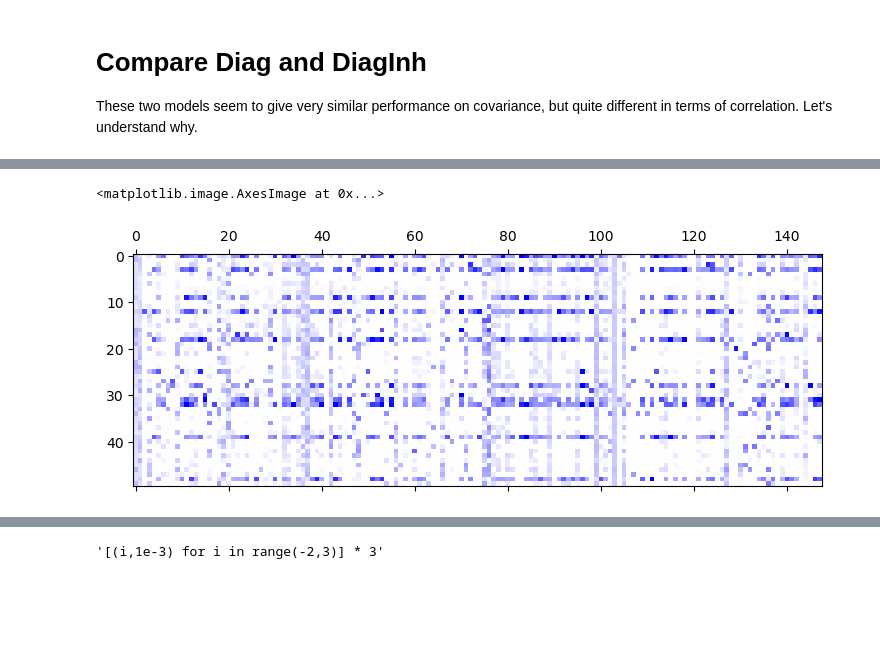
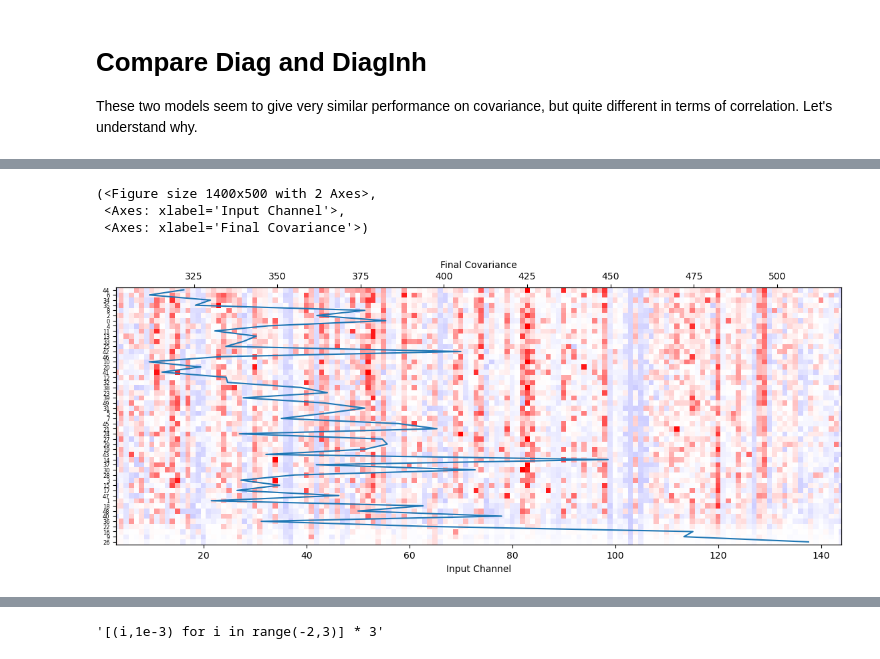
Before and after one commit to stootoon/glom-io-transform-release, a Jupyter notebook: model-fitting/demo_generalization.ipynb, the cells around one changed output, grey strips where cells are left out. Drawn from its saved outputs; the diff is of its cells as text; code cells hidden in the pictures; blank space fills up the shorter version.

```diff
--- a/model-fitting/demo_generalization.ipynb
+++ b/model-fitting/demo_generalization.ipynb
@@ -219,17 +135,18 @@ import proc_fit_models as pfm; reload(pfm)
 prefix = "corr_en"
 assert prefix in ["cov", "corr", "corr_en"], "prefix must be one of 'cov', 'corr', or 'corr_en'"
 nr, nc = 1, 4
-fig, ax = plt.subplots(nrows=nr, ncols=nc, figsize=(4 * nc, 4 * nr))
+fig, ax = plt.subplots(nrows=nr, ncols=nc, figsize=((4+ 0.5*(prefix=="corr_en")) * nc, 4 * nr))
 split_descr = {"trials": ("trials", "random"),
                "odours_random,": ("odours", "random"),
                "odours_inclass": ("odours", "inclass"),
                "odours_outclass": ("odours", "outclass")}
 order = ["trials", "odours_random,", "odours_inclass", "odours_outclass"]
-model_names = which_models
 model_labs = {"Diag": "Diag",
               "DiagOnlyInh": "DiagInh",
               "Free": "Free",
               "FreeLat": "FreeLat"}
+model_names = list(model_labs.keys())
+which_models = list(model_labs.keys())
 cols = ["Gray"] + [pfm.model_color(m) for m in model_names]
 for i, (axi, split_name) in enumerate(zip(ax.flatten(), order)):
     sampler, mode = split_descr[split_name]
@@ -237,15 +154,12 @@ for i, (axi, split_name) in enumerate(zip(ax.flatten(), order)):
     if prefix in ["cov", "corr"]:
         in_out       = df[split_mask & (df['model']=="Diag")][f"{prefix}_in_out"].values
         models_est_out = [df[split_mask & (df['model']==m)][f"{prefix}_est_out"].values for m in model_names]
-        axi = violin_plots(axi, [ViolinPlotData(in_out, "LightGray", "Input")]
-                           + [ViolinPlotData(models_est_out[i], pfm.model_color(model_names[i]), model_labs[model_names[i]]) for i in range(len(model_names))])
+        axi = violin_plots(axi, [ViolinPlotData(in_out, "LightGray", "Input")] + [ViolinPlotData(models_est_out[i], pfm.model_color(model_names[i]), model_labs[model_names[i]]) for i in range(len(model_names))])
     else:
         en_in       = df[split_mask & (df['model']=="Diag")][f"{prefix}_in"].values
         en_out      = df[split_mask & (df['model']=="Diag")][f"{prefix}_out"].values
         en_est_models = [df[split_mask & (df['model']==m)][f"{prefix}_est"].values for m in model_names]
-        axi = violin_plots(axi, [ViolinPlotData(en_in, "LightGray", "Input")]
-                           + [ViolinPlotData(en_est_models[i], pfm.model_color(model_names[i]), model_labs[model_names[i]]) for i in range(len(model_names))]
-                           + [ViolinPlotData(en_out, "Gray", "Output")])
+        axi = violin_plots(axi, [ViolinPlotData(en_in, "LightGray", "Input")] + [ViolinPlotData(en_est_models[i], pfm.model_color(model_names[i]), model_labs[model_names[i]]) for i in range(len(model_names))] + [ViolinPlotData(en_out, "Gray", "Output")])
         axi.set_ylim((0, 0.45))
     axi.set_title(f"{sampler} {mode}")
     #i >0 and axi.set_ylim((0, 0.5) if prefix=="corr" else (0, 80))
@@ -320,12 +234,12 @@ for i, (axi, outclass) in enumerate(zip(ax.flatten(), outclasses)):
     if prefix in ["cov", "corr"]:
         in_out       = df[split_mask & (df['model']=="Diag")][f"{prefix}_in_out"].values
         models_est_out = [df[split_mask & (df['model']==m)][f"{prefix}_est_out"].values for m in model_names]
-        axi = violin_plots([ViolinPlotData(in_out, "LightGray", "Input")] + [ViolinPlotData(est_out, pfm.model_color(m), model_labs[m]) for est_out, m in zip(models_est_out, model_names)])
+        axi = violin_plots(axi, [ViolinPlotData(in_out, "LightGray", "Input")] + [ViolinPlotData(est_out, pfm.model_color(m), model_labs[m]) for est_out, m in zip(models_est_out, model_names)])
     else:
         en_in       = df[split_mask & (df['model']=="Diag")][f"{prefix}_in"].values
         en_out      = df[split_mask & (df['model']=="Diag")][f"{prefix}_out"].values
         en_models   = [df[split_mask & (df['model']==m)][f"{prefix}_est"].values for m in model_names]
-        axi = violin_plots([ViolinPlotData(en_in, "LightGray", "Input")] + [ViolinPlotData(est, pfm.model_color(m), model_labs[m]) for est, m in zip(en_models, model_names)] + [ViolinPlotData(en_out, "Gray", "Output")])
+        axi = violin_plots(axi, [ViolinPlotData(en_in, "LightGray", "Input")] + [ViolinPlotData(est, pfm.model_color(m), model_labs[m]) for est, m in zip(en_models, model_names)] + [ViolinPlotData(en_out, "Gray", "Output")])
         #axi.set_ylim((0, 0.45))
 
     axi.set_title(f"Outclass: {outclass}", fontsize=16, y=0.95)
@@ -462,6 +356,6 @@ Extraction(seed=1, train=0, la=np.float64(1.0), vld=RunResults(Cstar=array([[194
 # %%
 seed = 1
-selection_metric = "ratio"
+selection_metric = "r2"
 m_diag = split.model("Diag").extract(seed=seed, train=0, metric=selection_metric, with_params = True)
 m_diag_inh = split.model("DiagOnlyInh").extract(seed=seed, train=0, metric=selection_metric, with_params=True)
 plot_comparison({"Diag": m_diag, "DiagOnlyInh": m_diag_inh})
@@ -518,5 +407,20 @@ matshow(pfinals-1, vmin=-5, vmax=5, cmap="bwr")
+# %%
+def plot_pfinals(pfinals, covs):
+    u,s,v = np.linalg.svd(pfinals, full_matrices=False)
+    c = u @ np.diag(s)
+    iord = np.argsort(c[:,0]).astype(int)
+    fig, ax = plt.subplots(figsize=(14,5))
+    ax.matshow(pfinals[iord,:]-1, vmin=-5, vmax=5, cmap="bwr")
+    ax.set_yticks(np.arange(len(iord)), labels=iord, fontsize=6);
+    ax.set_xlabel("Input Channel")
+    ax1 = ax.twiny()
+    ax1.plot(np.array(covs)[iord], np.arange(len(iord)), '-')
+    ax1.set_xlabel("Final Covariance")
+    return fig, ax, ax1
 # %%
-matshow(pfinals_inh - 1, vmin=-5, vmax=5, cmap="bwr")
+plot_pfinals(np.abs(pfinals), covs)
 # %% [output]
-<matplotlib.image.AxesImage at 0x...>
+(<Figure size 1400x500 with 2 Axes>,
+ <Axes: xlabel='Input Channel'>,
+ <Axes: xlabel='Final Covariance'>)
-[figure, old version]
+[figure, new version]
```
Also changed, not shown: parts of 18 cells of this notebook, 1 other file.
